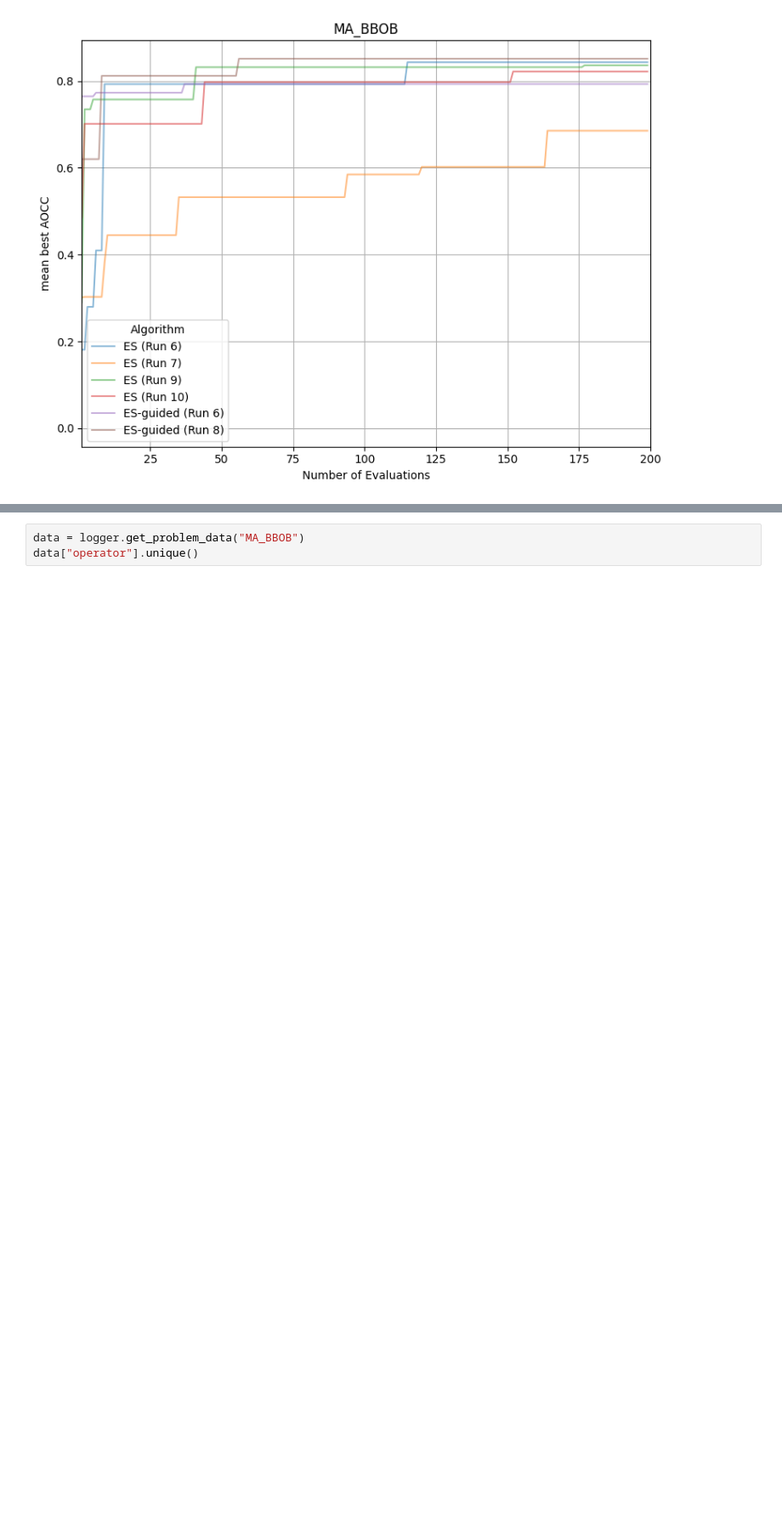
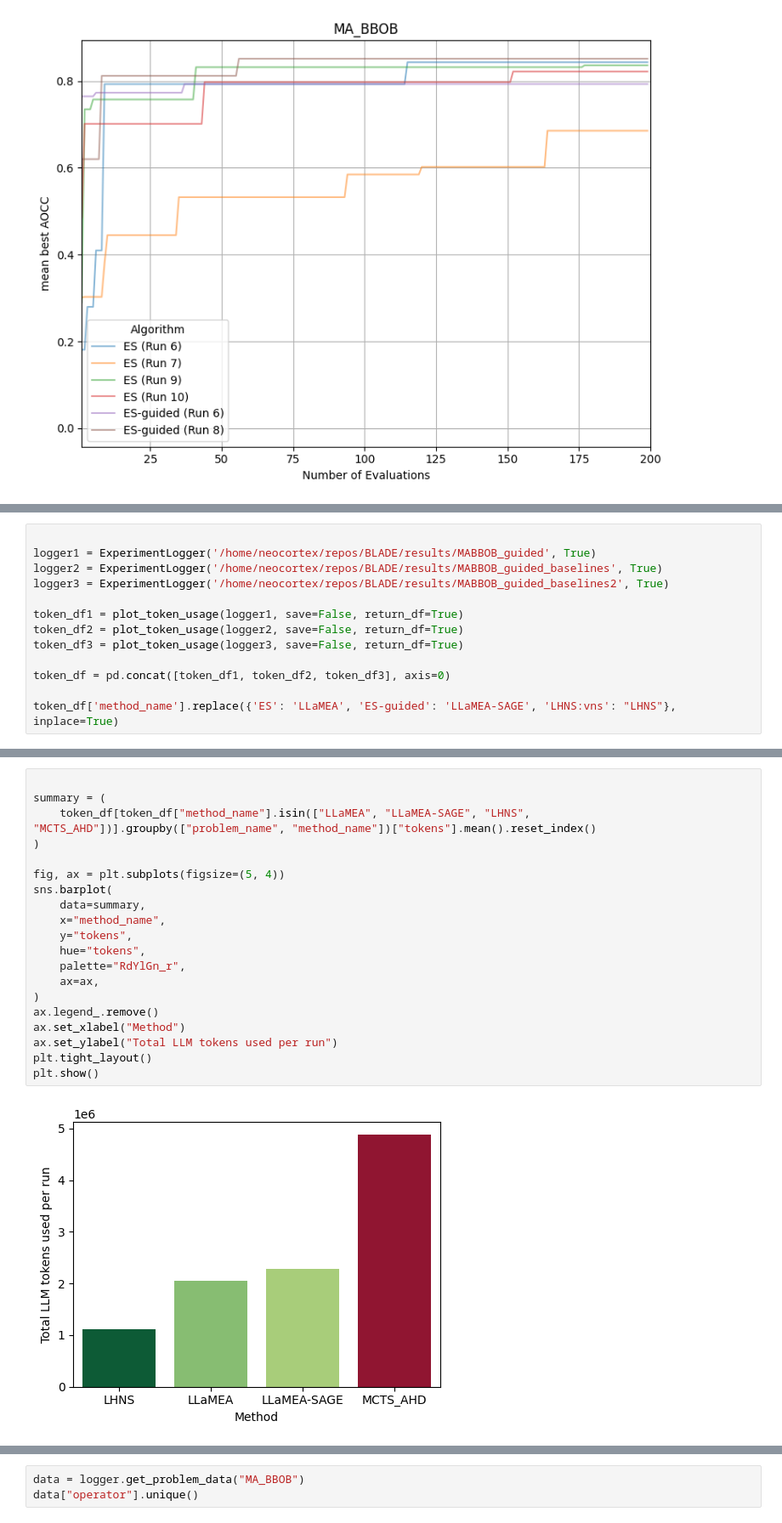
Before and after one commit to XAI-liacs/BLADE, a Jupyter notebook: examples/visualize_sbox_xai2.ipynb, the cells around one changed output, grey strips where cells are left out. Shown at 85% size. Cells and saved outputs as stored; diff of their text form; blank space fills up the shorter version.

```diff
--- a/examples/visualize_sbox_xai2.ipynb
+++ b/examples/visualize_sbox_xai2.ipynb
@@ -42 +42,14 @@ print(problems)
 ['MA_BBOB']
+# %%
+
+logger1 = ExperimentLogger('/home/neocortex/repos/BLADE/results/MABBOB_guided', True)
+logger2 = ExperimentLogger('/home/neocortex/repos/BLADE/results/MABBOB_guided_baselines', True)
+logger3 = ExperimentLogger('/home/neocortex/repos/BLADE/results/MABBOB_guided_baselines2', True)
+
+token_df1 = plot_token_usage(logger1, save=False, return_df=True)
+token_df2 = plot_token_usage(logger2, save=False, return_df=True)
+token_df3 = plot_token_usage(logger3, save=False, return_df=True)
+
+token_df = pd.concat([token_df1, token_df2, token_df3], axis=0)
+
+token_df['method_name'].replace({'ES': 'LLaMEA', 'ES-guided': 'LLaMEA-SAGE', 'LHNS:vns': "LHNS"}, inplace=True)
@@ -43,3 +63,25 @@ print(problems)
+# %%
+
+summary = (
+    token_df[token_df["method_name"].isin(["LLaMEA", "LLaMEA-SAGE", "LHNS", "MCTS_AHD"])].groupby(["problem_name", "method_name"])["tokens"].mean().reset_index()
+)
+
+fig, ax = plt.subplots(figsize=(5, 4))
+sns.barplot(
+    data=summary,
+    x="method_name",
+    y="tokens",
+    hue="tokens",
+    palette="RdYlGn_r",
+    ax=ax,
+)
+ax.legend_.remove()
+ax.set_xlabel("Method")
+ax.set_ylabel("Total LLM tokens used per run")
+plt.tight_layout()
+plt.show()
+# %% [output]
+[figure, added]
 # %%
 fig = plot_convergence(logger, metric="AOCC", aggregation="mean", methods=["ES", "ES-guided", "LHNS:vns","MCTS_AHD"], save=False, return_fig=True, budget=200, separate_lines=False, variance_aggregation="sem")
 ax = fig.axes[0]   # or however you're getting your axis
```
Also changed, not shown: parts of 2 cells of this notebook, 2 other files.
